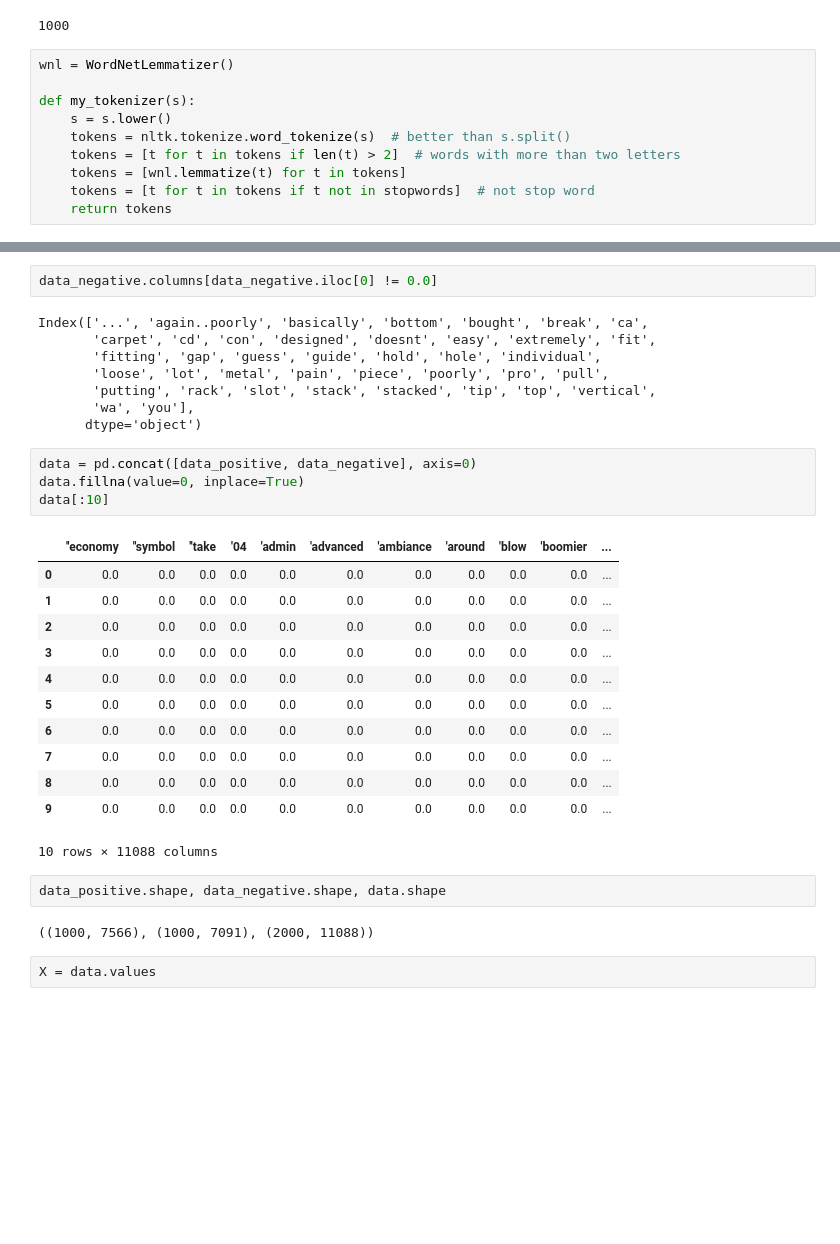
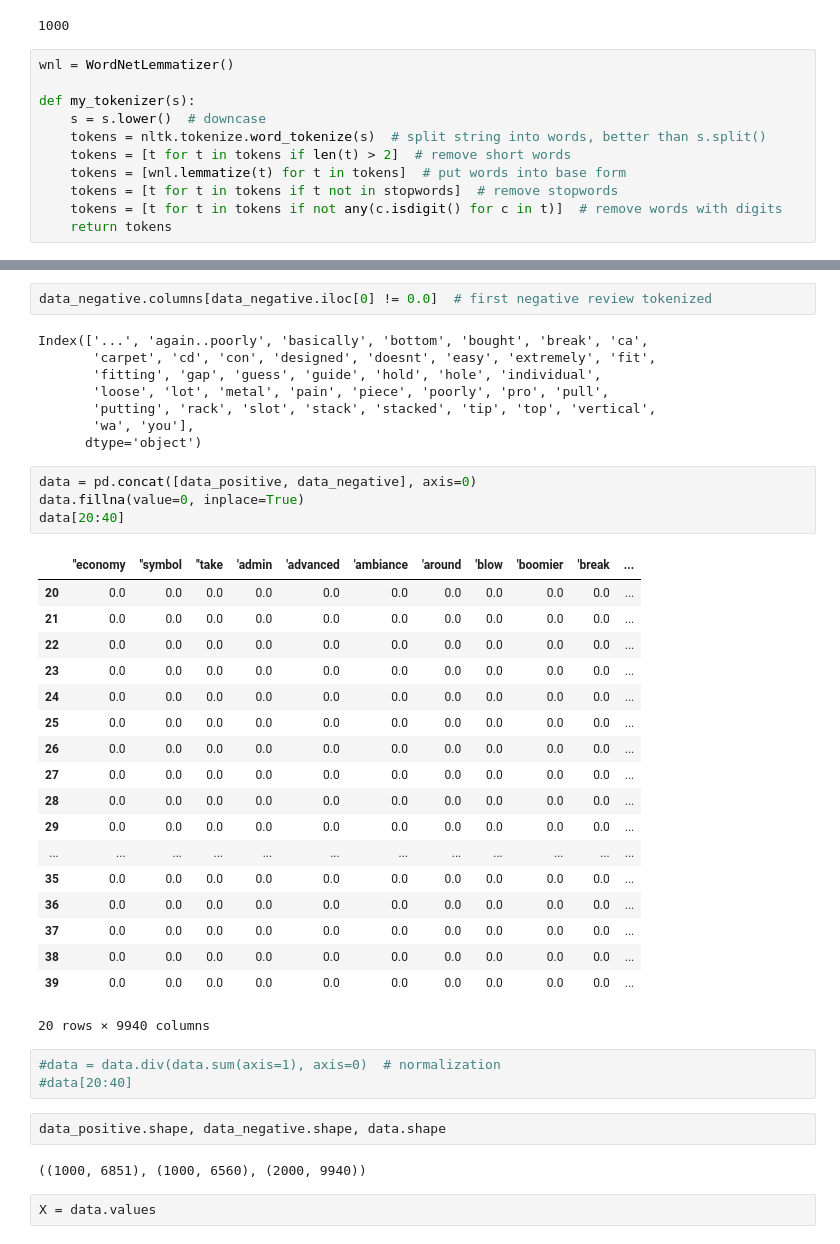
Before and after one commit to lukasz-f/data-science-projects, a Jupyter notebook: Sentiment Analyzer/Sentiment Analyzer - Logistic Regression.ipynb, the cells around one changed output, grey strips where cells are left out. Drawn from its saved outputs; the diff is of its cells as text; blank space fills up the shorter version.

```diff
--- a/Sentiment Analyzer/Sentiment Analyzer - Logistic Regression.ipynb
+++ b/Sentiment Analyzer/Sentiment Analyzer - Logistic Regression.ipynb
@@ -130,11 +172,12 @@ len(negative_reviews)
 wnl = WordNetLemmatizer()
 
 def my_tokenizer(s):
-    s = s.lower()
-    tokens = nltk.tokenize.word_tokenize(s)  # better than s.split()
-    tokens = [t for t in tokens if len(t) > 2]  # words with more than two letters
-    tokens = [wnl.lemmatize(t) for t in tokens]
-    tokens = [t for t in tokens if t not in stopwords]  # not stop word
+    s = s.lower()  # downcase
+    tokens = nltk.tokenize.word_tokenize(s)  # split string into words, better than s.split()
+    tokens = [t for t in tokens if len(t) > 2]  # remove short words
+    tokens = [wnl.lemmatize(t) for t in tokens]  # put words into base form
+    tokens = [t for t in tokens if t not in stopwords]  # remove stopwords
+    tokens = [t for t in tokens if not any(c.isdigit() for c in t)]  # remove words with digits
     return tokens
 # %%
 word_dict_list = []
@@ -197,5 +240,5 @@ data_negative[:10]
 # %%
-data_negative.columns[data_negative.iloc[0] != 0.0]
+data_negative.columns[data_negative.iloc[0] != 0.0]  # first negative review tokenized
 # %% [output]
 Index(['...', 'again..poorly', 'basically', 'bottom', 'bought', 'break', 'ca',
        'carpet', 'cd', 'con', 'designed', 'doesnt', 'easy', 'extremely', 'fit',
@@ -207,24 +250,33 @@ Index(['...', 'again..poorly', 'basically', 'bottom', 'bought', 'break', 'ca',
 # %%
 data = pd.concat([data_positive, data_negative], axis=0)
 data.fillna(value=0, inplace=True)
-data[:10]
+data[20:40]
 # %% [output]
-|  | ''economy | ''symbol | ''take | '04 | 'admin | 'advanced | 'ambiance | 'around | 'blow | 'boomier | ... |
-| 0 | 0.0 | 0.0 | 0.0 | 0.0 | 0.0 | 0.0 | 0.0 | 0.0 | 0.0 | 0.0 | ... |
-| 1 | 0.0 | 0.0 | 0.0 | 0.0 | 0.0 | 0.0 | 0.0 | 0.0 | 0.0 | 0.0 | ... |
-| 2 | 0.0 | 0.0 | 0.0 | 0.0 | 0.0 | 0.0 | 0.0 | 0.0 | 0.0 | 0.0 | ... |
-| 3 | 0.0 | 0.0 | 0.0 | 0.0 | 0.0 | 0.0 | 0.0 | 0.0 | 0.0 | 0.0 | ... |
-| 4 | 0.0 | 0.0 | 0.0 | 0.0 | 0.0 | 0.0 | 0.0 | 0.0 | 0.0 | 0.0 | ... |
-| 5 | 0.0 | 0.0 | 0.0 | 0.0 | 0.0 | 0.0 | 0.0 | 0.0 | 0.0 | 0.0 | ... |
-| 6 | 0.0 | 0.0 | 0.0 | 0.0 | 0.0 | 0.0 | 0.0 | 0.0 | 0.0 | 0.0 | ... |
-| 7 | 0.0 | 0.0 | 0.0 | 0.0 | 0.0 | 0.0 | 0.0 | 0.0 | 0.0 | 0.0 | ... |
-| 8 | 0.0 | 0.0 | 0.0 | 0.0 | 0.0 | 0.0 | 0.0 | 0.0 | 0.0 | 0.0 | ... |
-| 9 | 0.0 | 0.0 | 0.0 | 0.0 | 0.0 | 0.0 | 0.0 | 0.0 | 0.0 | 0.0 | ... |
+|  | ''economy | ''symbol | ''take | 'admin | 'advanced | 'ambiance | 'around | 'blow | 'boomier | 'break | ... |
+| 20 | 0.0 | 0.0 | 0.0 | 0.0 | 0.0 | 0.0 | 0.0 | 0.0 | 0.0 | 0.0 | ... |
+| 21 | 0.0 | 0.0 | 0.0 | 0.0 | 0.0 | 0.0 | 0.0 | 0.0 | 0.0 | 0.0 | ... |
+| 22 | 0.0 | 0.0 | 0.0 | 0.0 | 0.0 | 0.0 | 0.0 | 0.0 | 0.0 | 0.0 | ... |
+| 23 | 0.0 | 0.0 | 0.0 | 0.0 | 0.0 | 0.0 | 0.0 | 0.0 | 0.0 | 0.0 | ... |
+| 24 | 0.0 | 0.0 | 0.0 | 0.0 | 0.0 | 0.0 | 0.0 | 0.0 | 0.0 | 0.0 | ... |
+| 25 | 0.0 | 0.0 | 0.0 | 0.0 | 0.0 | 0.0 | 0.0 | 0.0 | 0.0 | 0.0 | ... |
+| 26 | 0.0 | 0.0 | 0.0 | 0.0 | 0.0 | 0.0 | 0.0 | 0.0 | 0.0 | 0.0 | ... |
+| 27 | 0.0 | 0.0 | 0.0 | 0.0 | 0.0 | 0.0 | 0.0 | 0.0 | 0.0 | 0.0 | ... |
+| 28 | 0.0 | 0.0 | 0.0 | 0.0 | 0.0 | 0.0 | 0.0 | 0.0 | 0.0 | 0.0 | ... |
+| 29 | 0.0 | 0.0 | 0.0 | 0.0 | 0.0 | 0.0 | 0.0 | 0.0 | 0.0 | 0.0 | ... |
+| ... | ... | ... | ... | ... | ... | ... | ... | ... | ... | ... | ... |
+| 35 | 0.0 | 0.0 | 0.0 | 0.0 | 0.0 | 0.0 | 0.0 | 0.0 | 0.0 | 0.0 | ... |
+| 36 | 0.0 | 0.0 | 0.0 | 0.0 | 0.0 | 0.0 | 0.0 | 0.0 | 0.0 | 0.0 | ... |
+| 37 | 0.0 | 0.0 | 0.0 | 0.0 | 0.0 | 0.0 | 0.0 | 0.0 | 0.0 | 0.0 | ... |
+| 38 | 0.0 | 0.0 | 0.0 | 0.0 | 0.0 | 0.0 | 0.0 | 0.0 | 0.0 | 0.0 | ... |
+| 39 | 0.0 | 0.0 | 0.0 | 0.0 | 0.0 | 0.0 | 0.0 | 0.0 | 0.0 | 0.0 | ... |
-10 rows × 11088 columns
+20 rows × 9940 columns
+# %%
+#data = data.div(data.sum(axis=1), axis=0)  # normalization
+#data[20:40]
 # %%
 data_positive.shape, data_negative.shape, data.shape
 # %% [output]
-((1000, 7566), (1000, 7091), (2000, 11088))
+((1000, 6851), (1000, 6560), (2000, 9940))
 # %%
 X = data.values
 # %%
```
Also changed, not shown: parts of 13 cells of this notebook.
